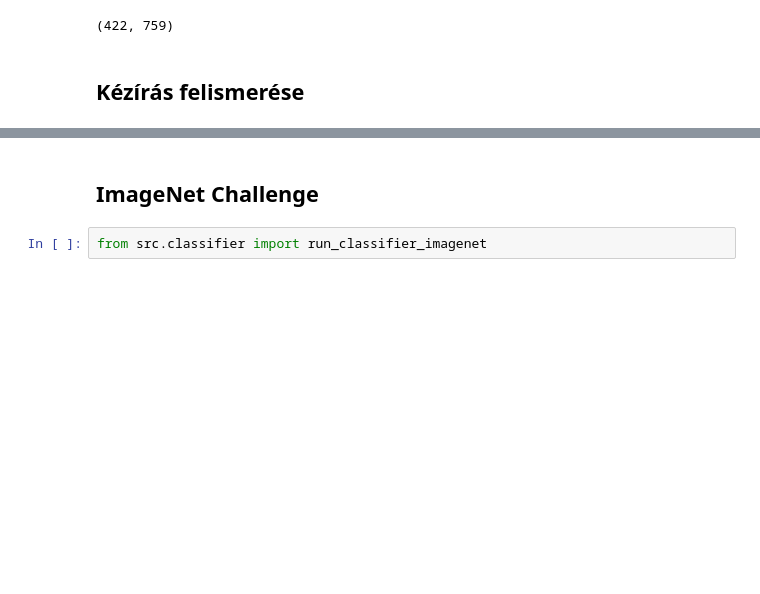
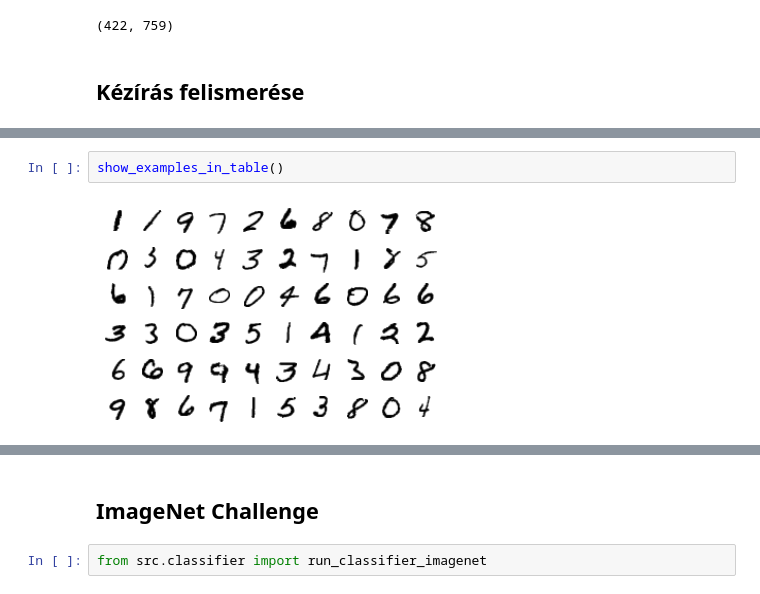
Before and after one commit to BNorbert88/GolyaTabor, a Jupyter notebook: foglalkozas.ipynb, the cells around one changed output, grey strips where cells are left out. Drawn from its saved outputs; the diff is of its cells as text; blank space fills up the shorter version.

```diff
--- a/foglalkozas.ipynb
+++ b/foglalkozas.ipynb
@@ -45,0 +78,4 @@ gray_image.shape
+# %%
+show_examples_in_table()
+# %% [output]
+[figure, added]
```
Also changed, not shown: parts of 12 cells of this notebook, 3 other files.
